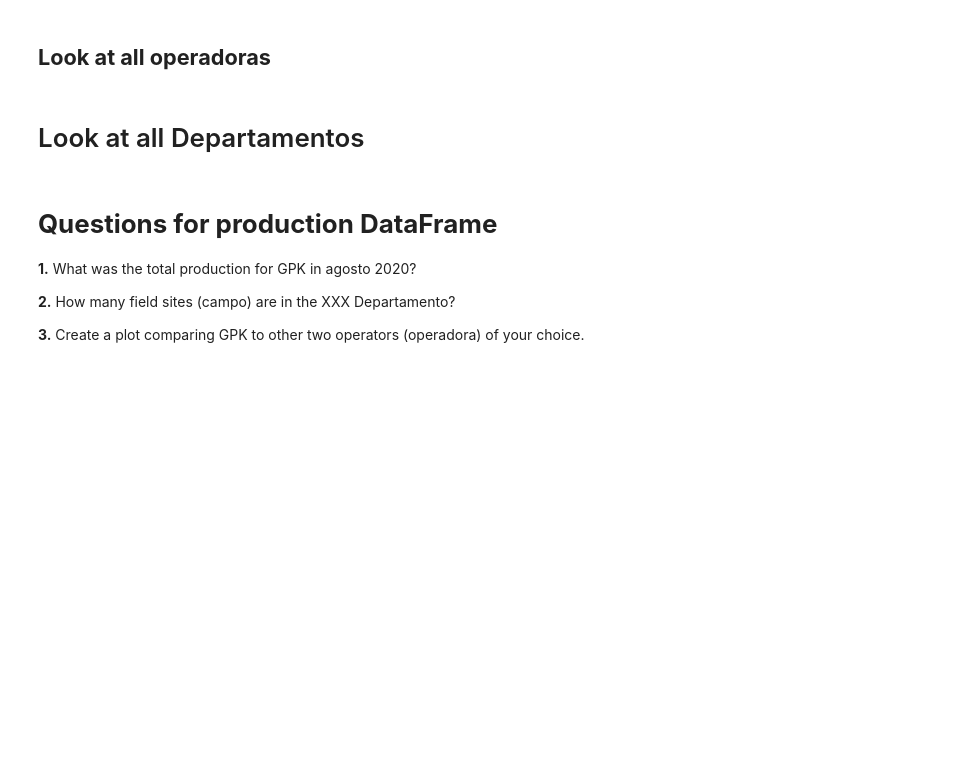
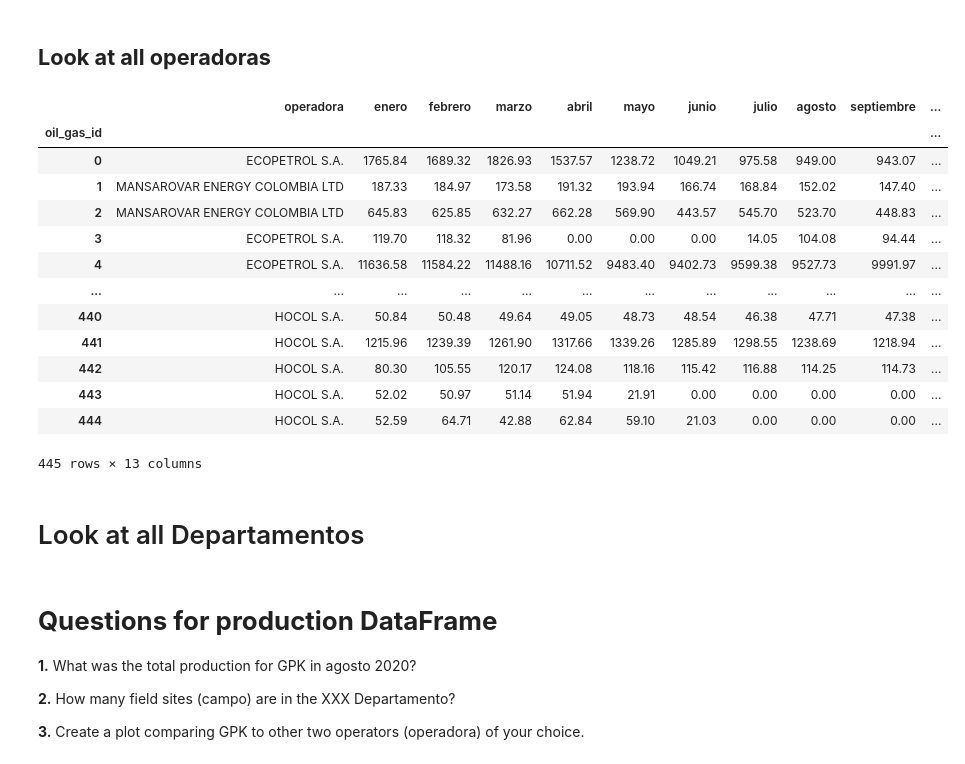
Before and after one commit to AGomezPrada/02-geopark-pandas-dataframes, a Jupyter notebook: notebooks/02-geopark-pandas-empty.ipynb, the cells around one changed output. Cells and saved outputs as stored; diff of their text form; code cells hidden in the pictures; blank space fills up the shorter version.

Commit message:
all operadoras

```diff
--- a/notebooks/02-geopark-pandas-empty.ipynb
+++ b/notebooks/02-geopark-pandas-empty.ipynb
@@ -405,6 +394,25 @@ oil_gas_id
 ## **Look at all operadoras**
 # %%
 # Select 'operadora' and each of the 12 month columns and make new df
+operadora_mon_df = op20_df.loc[:, ['operadora','enero','febrero','marzo','abril',
+                              'mayo','junio','julio','agosto','septiembre',
+                              'octubre','noviembre','diciembre']]
+operadora_mon_df
+# %% [output]
+|  | operadora | enero | febrero | marzo | abril | mayo | junio | julio | agosto | septiembre | ... |
+| oil_gas_id |  |  |  |  |  |  |  |  |  |  | ... |
+| 0 | ECOPETROL S.A. | 1765.84 | 1689.32 | 1826.93 | 1537.57 | 1238.72 | 1049.21 | 975.58 | 949.00 | 943.07 | ... |
+| 1 | MANSAROVAR ENERGY COLOMBIA LTD | 187.33 | 184.97 | 173.58 | 191.32 | 193.94 | 166.74 | 168.84 | 152.02 | 147.40 | ... |
+| 2 | MANSAROVAR ENERGY COLOMBIA LTD | 645.83 | 625.85 | 632.27 | 662.28 | 569.90 | 443.57 | 545.70 | 523.70 | 448.83 | ... |
+| 3 | ECOPETROL S.A. | 119.70 | 118.32 | 81.96 | 0.00 | 0.00 | 0.00 | 14.05 | 104.08 | 94.44 | ... |
+| 4 | ECOPETROL S.A. | 11636.58 | 11584.22 | 11488.16 | 10711.52 | 9483.40 | 9402.73 | 9599.38 | 9527.73 | 9991.97 | ... |
+| ... | ... | ... | ... | ... | ... | ... | ... | ... | ... | ... | ... |
+| 440 | HOCOL S.A. | 50.84 | 50.48 | 49.64 | 49.05 | 48.73 | 48.54 | 46.38 | 47.71 | 47.38 | ... |
+| 441 | HOCOL S.A. | 1215.96 | 1239.39 | 1261.90 | 1317.66 | 1339.26 | 1285.89 | 1298.55 | 1238.69 | 1218.94 | ... |
+| 442 | HOCOL S.A. | 80.30 | 105.55 | 120.17 | 124.08 | 118.16 | 115.42 | 116.88 | 114.25 | 114.73 | ... |
+| 443 | HOCOL S.A. | 52.02 | 50.97 | 51.14 | 51.94 | 21.91 | 0.00 | 0.00 | 0.00 | 0.00 | ... |
+| 444 | HOCOL S.A. | 52.59 | 64.71 | 42.88 | 62.84 | 59.10 | 21.03 | 0.00 | 0.00 | 0.00 | ... |
+445 rows × 13 columns
 # %%
 # Group by 'operadora' then sum -> return single entry per company per month
 # %%
```
Also changed, not shown: parts of 5 cells of this notebook.
